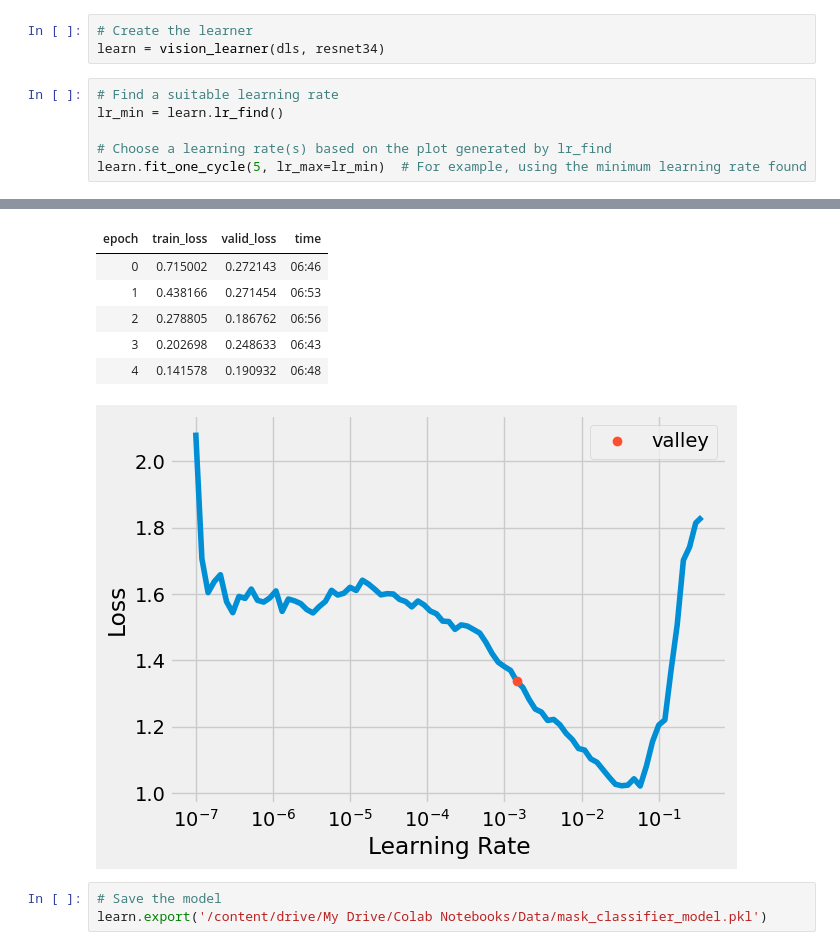
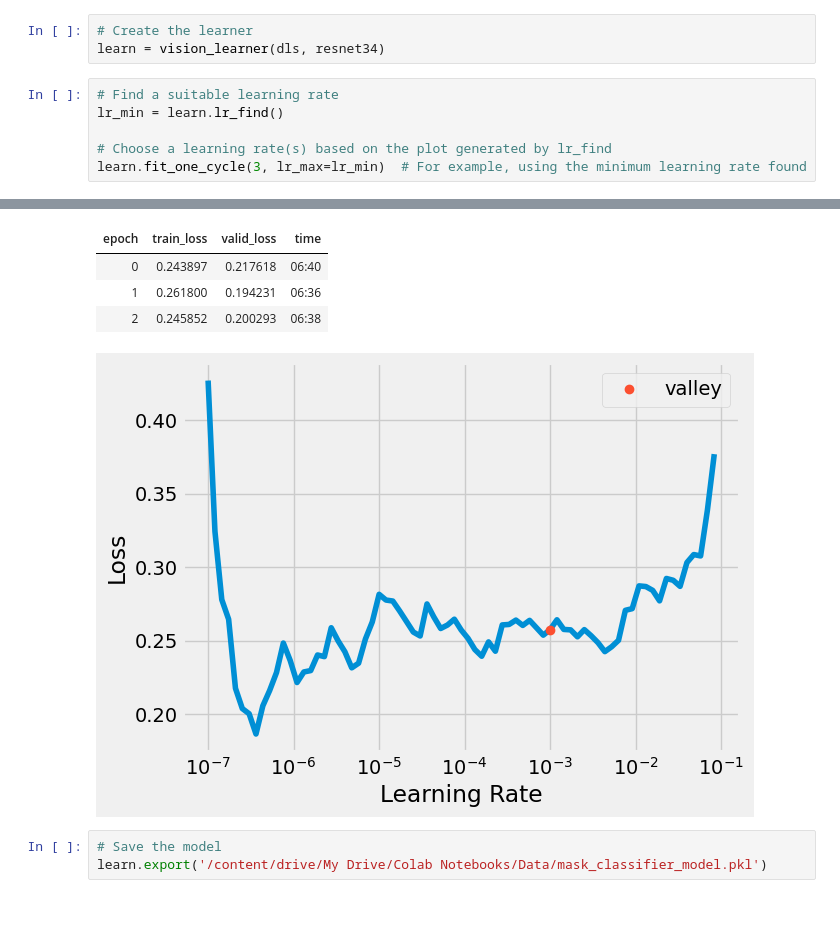
Before and after one commit to Virgo-Alpha/Mask_Detection, a Jupyter notebook: detector.ipynb, the cells around one changed output, grey strips where cells are left out. Saved outputs shown, nothing was run; the diff lists cells and outputs as text; blank space fills up the shorter version.

```diff
--- a/detector.ipynb
+++ b/detector.ipynb
@@ -316,18 +316,16 @@ learn = vision_learner(dls, resnet34)
 # %%
 # Find a suitable learning rate
 lr_min = learn.lr_find()
 
 # Choose a learning rate(s) based on the plot generated by lr_find
-learn.fit_one_cycle(5, lr_max=lr_min)  # For example, using the minimum learning rate found
+learn.fit_one_cycle(3, lr_max=lr_min)  # For example, using the minimum learning rate found
 # %% [output]
 [interactive output not drawn]
 | epoch | train_loss | valid_loss | time |
-| 0 | 0.715002 | 0.272143 | 06:46 |
-| 1 | 0.438166 | 0.271454 | 06:53 |
-| 2 | 0.278805 | 0.186762 | 06:56 |
-| 3 | 0.202698 | 0.248633 | 06:43 |
-| 4 | 0.141578 | 0.190932 | 06:48 |
+| 0 | 0.243897 | 0.217618 | 06:40 |
+| 1 | 0.261800 | 0.194231 | 06:36 |
+| 2 | 0.245852 | 0.200293 | 06:38 |
-[figure, old version]
+[figure, new version]
 # %%
 # Save the model
 learn.export('/content/drive/My Drive/Colab Notebooks/Data/mask_classifier_model.pkl')
```
Also changed, not shown: parts of 3 cells of this notebook, 1 other file.
